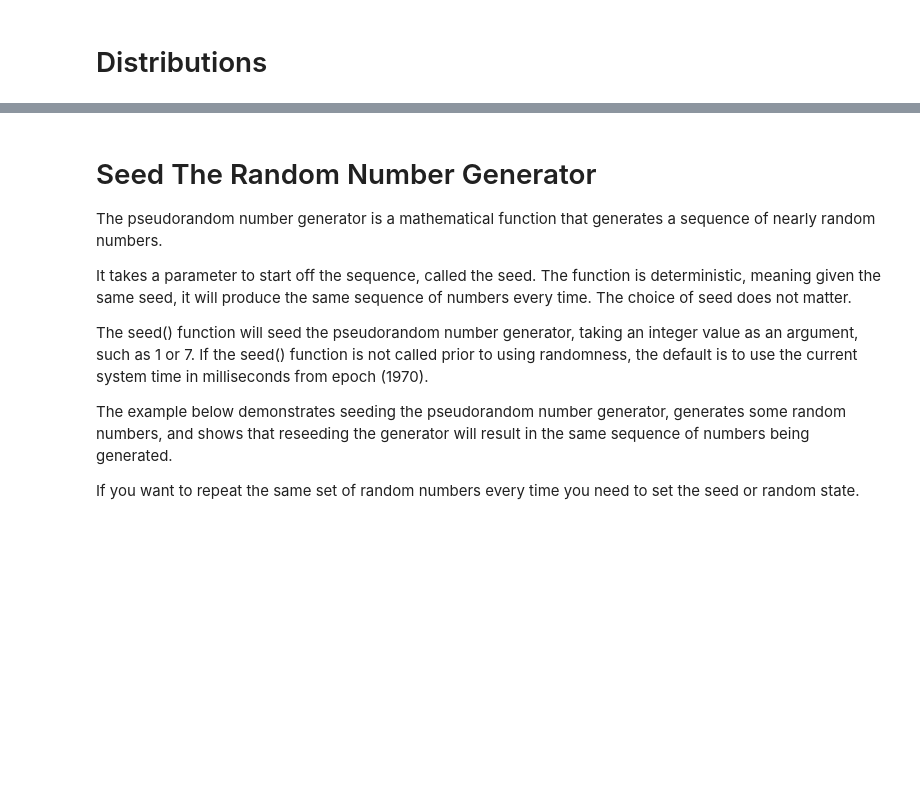
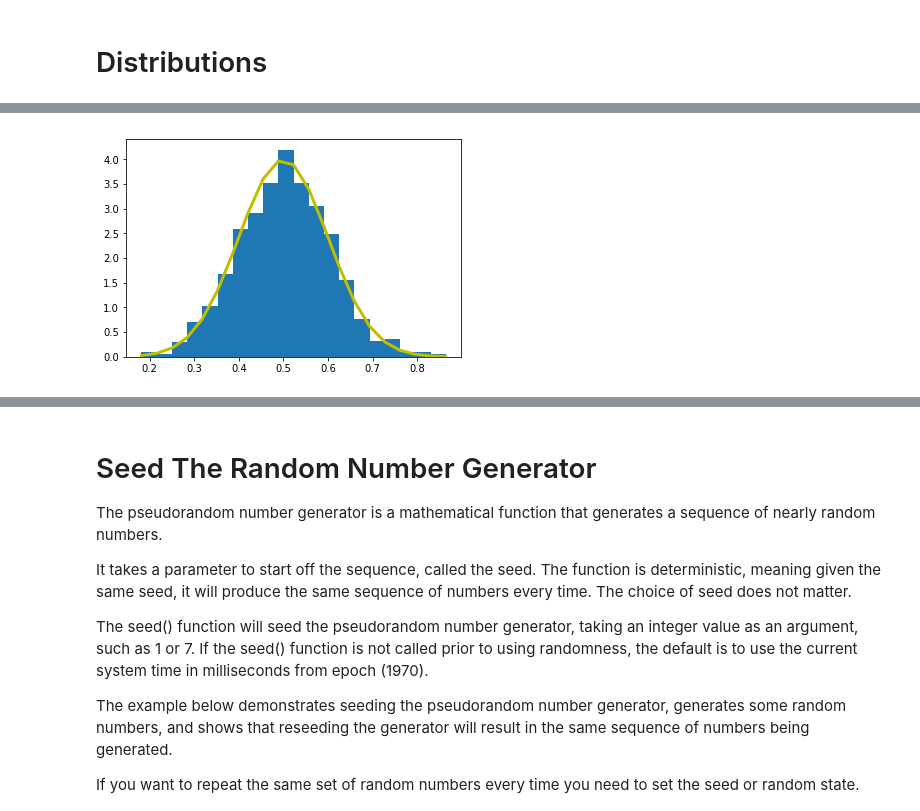
Before and after one commit to pauladaly/Programming-DA-Assignment-2019, a Jupyter notebook: Programming-DA-Assignment-2019.ipynb, the cells around one changed output, grey strips where cells are left out. Cells and saved outputs as stored; diff of their text form; code cells hidden in the pictures; blank space fills up the shorter version.

```diff
--- a/Programming-DA-Assignment-2019.ipynb
+++ b/Programming-DA-Assignment-2019.ipynb
@@ -121,0 +120,16 @@ SyntaxError: invalid syntax (<ipython-input-46-a6dcf76bfd46>, line 1)
+# %%
+import matplotlib.pyplot as plt
+import numpy as np
+
+mu, sigma = 0.5, 0.1
+s = np.random.normal(mu, sigma, 1000)
+# %%
+# Create the bins and histogram
+count, bins, ignored = plt.hist(s, 20, density=True)
+
+# Plot the distribution curve
+plt.plot(bins, 1/(sigma * np.sqrt(2 * np.pi)) *
+    np.exp( - (bins - mu)**2 / (2 * sigma**2) ),       linewidth=3, color='y')
+plt.show()
+# %% [output]
+[figure, added]
```
Also changed, not shown: parts of 19 cells of this notebook, 1 other file.
